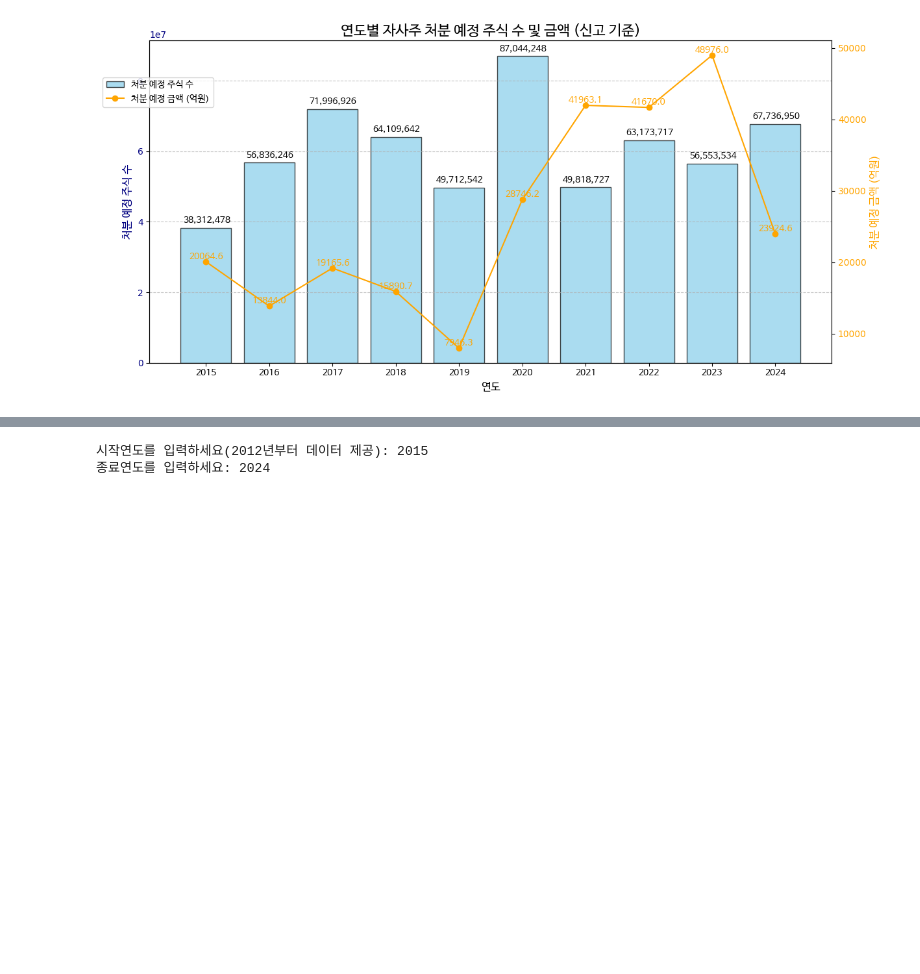
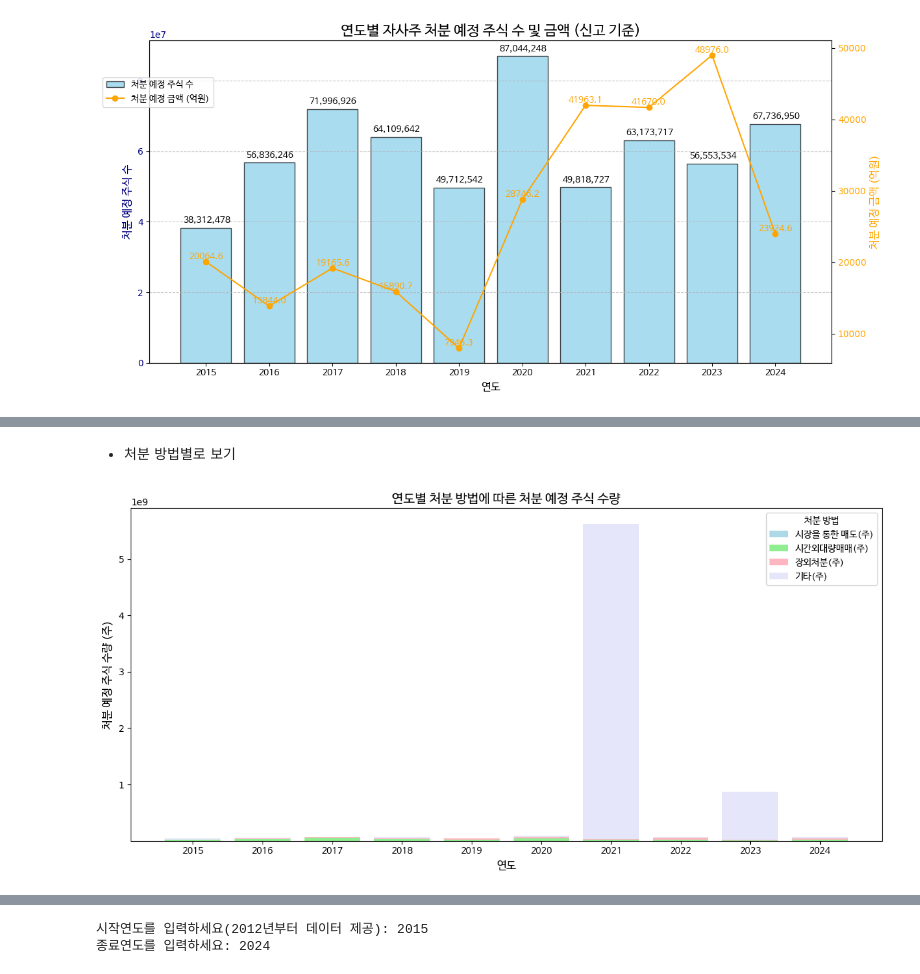
Before and after one commit to beaten-by-the-market/dart_disclosure, a Jupyter notebook: kospi_buyback.ipynb, the cells around one changed output, grey strips where cells are left out. Saved outputs shown, nothing was run; the diff lists cells and outputs as text; code cells hidden in the pictures; blank space fills up the shorter version.

```diff
--- a/kospi_buyback.ipynb
+++ b/kospi_buyback.ipynb
@@ -793,0 +672,10 @@ plt.show()
+# %%
+# 데이터프레임 생성
+df_dart_buyback_sell_by_method = df_dart_buyback_sell[['회사명_회사명_회사명', '접수일_접수일_접수일',
+                                                       '처분목적_처분목적_처분목적',
+                                                       '처분예정주식(주)_처분예정주식(주)_보통주식', '처분예정금액(원)_처분예정금액(원)_보통주식',
+                                                       '처분방법_시장을 통한 매도(주)_시장을 통한 매도(주)',
+                                                       '처분방법_시간외대량매매(주)_시간외대량매매(주)',
+                                                       '처분방법_장외처분(주)_장외처분(주)',
+                                                       '처분방법_기타(주)_기타(주)',
+                                                       '연도']]
@@ -793,0 +691,8 @@ plt.show()
+# %%
+# 연도별 방법별 처분예정주식(주) 집계
+sell_by_method_summary = df_dart_buyback_sell_by_method.groupby('연도').agg({
+    '처분방법_시장을 통한 매도(주)_시장을 통한 매도(주)': 'sum',
+    '처분방법_시간외대량매매(주)_시간외대량매매(주)': 'sum',
+    '처분방법_장외처분(주)_장외처분(주)': 'sum',
+    '처분방법_기타(주)_기타(주)': 'sum'
+})
@@ -793,0 +714,44 @@ plt.show()
+# %% [markdown]
+* 처분 방법별로 보기
+# %%
+# 1. 연도별 방법별 처분 예정 주식 스택드 바 차트
+fig, ax1 = plt.subplots(figsize=(12, 6))
+
+# 색상 설정
+colors = ['lightblue', 'lightgreen', 'lightpink', 'lavender']
+# 사용 가능한 색상: lightblue, lightpink, lightgreen, lavender, peachpuff, powderblue, palegoldenrod, thistle, honeydew, mistyrose
+
+# 스택 초기값
+bottom_stack = np.zeros(len(sell_by_method_summary))
+
+# 스택드 바 차트 생성
+for idx, col in enumerate(sell_by_method_summary.columns):
+    ax1.bar(
+        sell_by_method_summary.index,  # 연도
+        sell_by_method_summary[col],  # 데이터 값
+        bottom=bottom_stack,  # 누적된 값
+        label=col.split('_')[1],  # 라벨을 간단히 표시
+        color=colors[idx]  # 지정된 색상
+    )
+    bottom_stack += sell_by_method_summary[col]  # 다음 스택을 위해 업데이트
+
+# X축, Y축 및 제목 폰트 설정
+ax1.set_xticks(sell_by_method_summary.index)
+ax1.set_xticklabels(sell_by_method_summary.index, fontproperties=font, fontsize=10)
+ax1.set_xlabel('연도', fontproperties=font, fontsize=12)
+ax1.set_ylabel('처분 예정 주식 수량 (주)', fontproperties=font, fontsize=12)
+
+# Legend 설정 (폰트 적용)
+legend = ax1.legend(
+    title='처분 방법',
+    title_fontproperties=font,  # 제목 폰트 설정
+    fontsize=10,
+    prop=font  # 항목 폰트 설정
+)
+
+# 차트 제목
+plt.title('연도별 처분 방법에 따른 처분 예정 주식 수량', fontproperties=font, fontsize=14)
+plt.tight_layout()
+plt.show()
+# %% [output]
+[figure, added]
```
Also changed, not shown: parts of 41 cells of this notebook.
